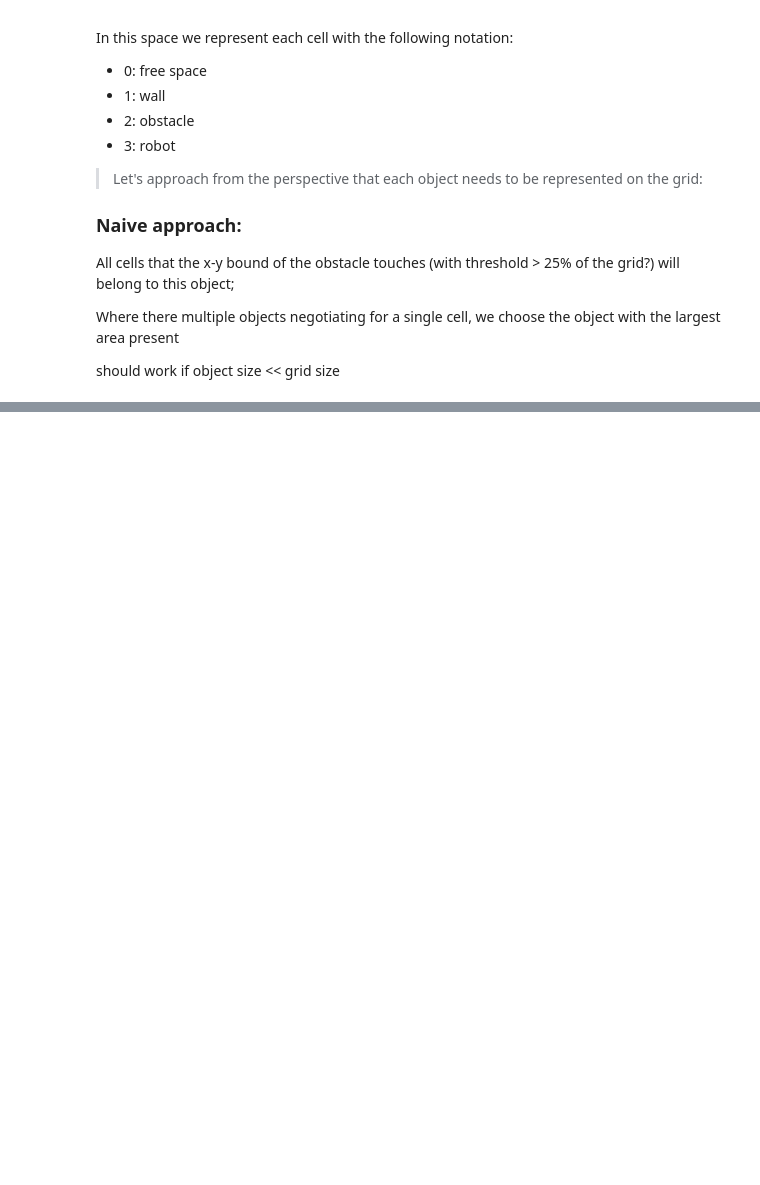
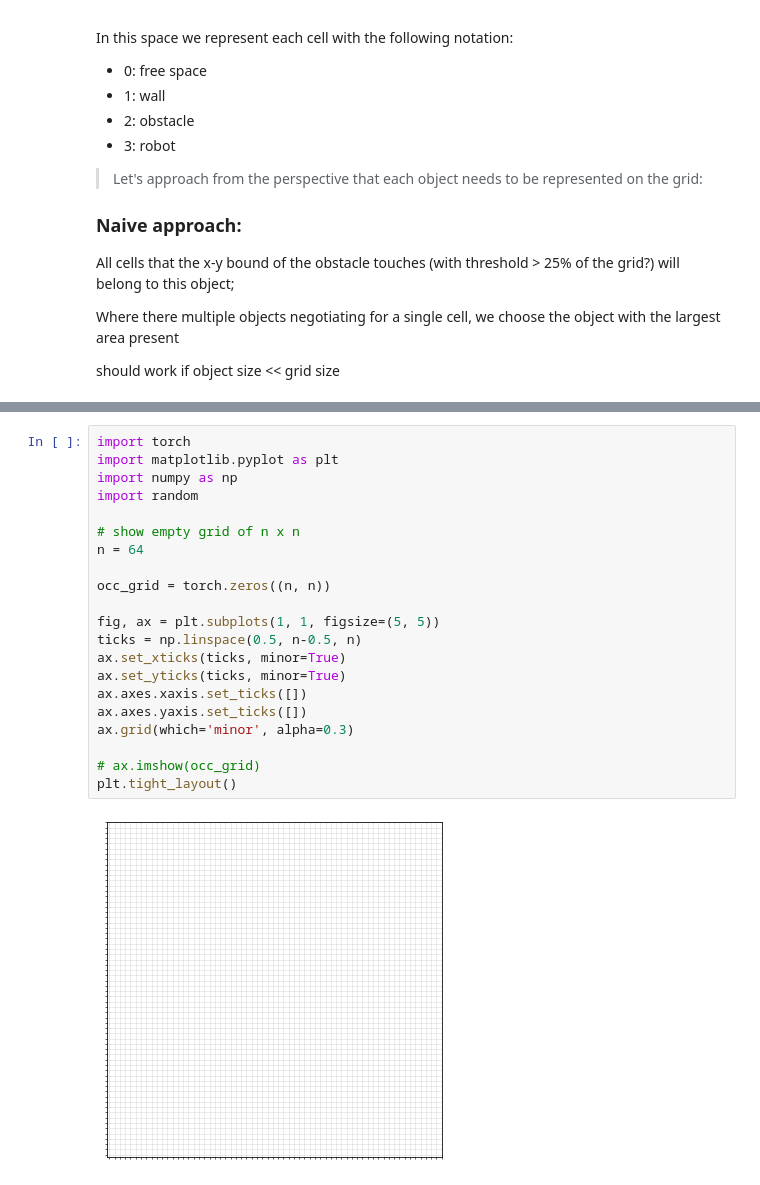
Before and after one commit to LeonY117/summit_xl_gym, a Jupyter notebook: misc/occ_grid_pseudoCode.ipynb, the cells around one changed output, grey strips where cells are left out. Cells and saved outputs as stored; diff of their text form; blank space fills up the shorter version.

Commit message:
complete code for occ grid

```diff
--- a/misc/occ_grid_pseudoCode.ipynb
+++ b/misc/occ_grid_pseudoCode.ipynb
@@ -61,0 +69,23 @@ class Occ_grid():
+# %%
+import torch
+import matplotlib.pyplot as plt
+import numpy as np
+import random
+
+# show empty grid of n x n
+n = 64
+
+occ_grid = torch.zeros((n, n))
+
+fig, ax = plt.subplots(1, 1, figsize=(5, 5))
+ticks = np.linspace(0.5, n-0.5, n)
+ax.set_xticks(ticks, minor=True)
+ax.set_yticks(ticks, minor=True)
+ax.axes.xaxis.set_ticks([])
+ax.axes.yaxis.set_ticks([])
+ax.grid(which='minor', alpha=0.3)
+
+# ax.imshow(occ_grid)
+plt.tight_layout()
+# %% [output]
+[figure, added]
```
Also changed, not shown: parts of 10 cells of this notebook, 1 other file.
